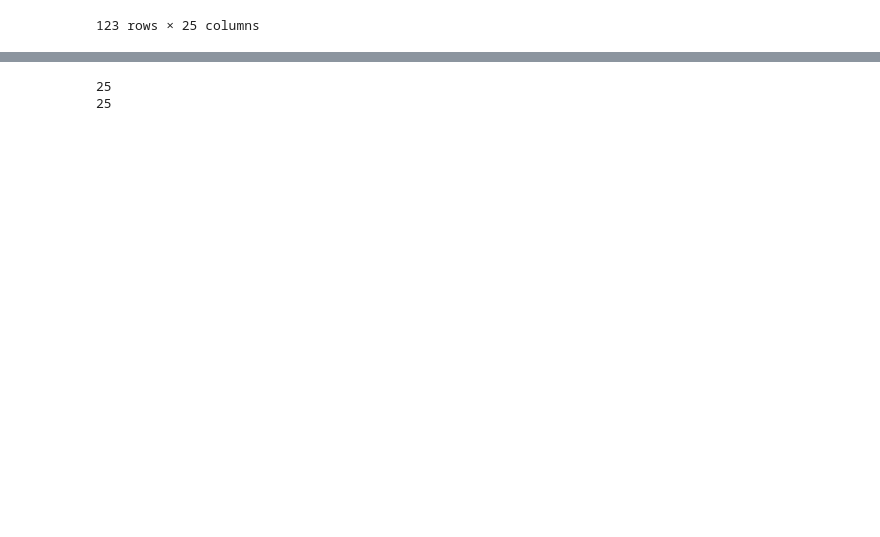
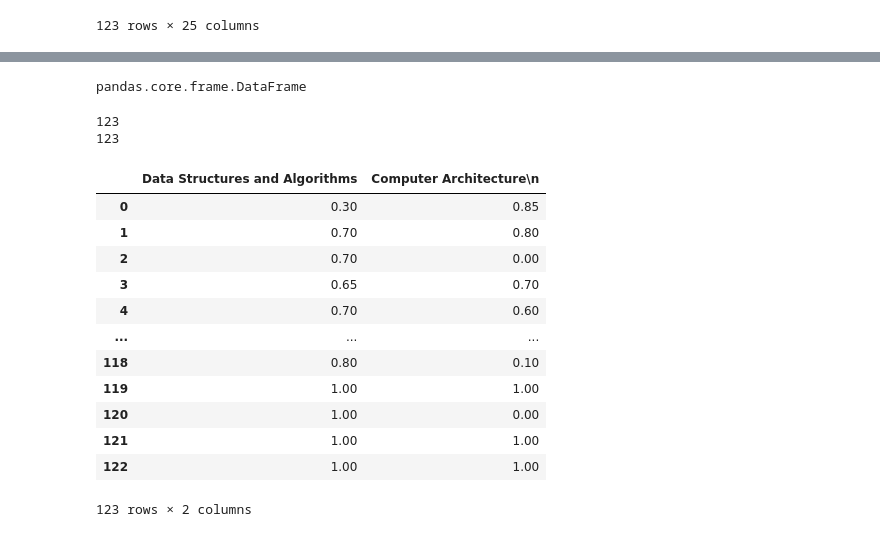
Before and after one commit to MnCSSJ4x/IIITB-Course-Recommendation-System, a Jupyter notebook: KMeans.ipynb, the cells around one changed output, grey strips where cells are left out. Drawn from its saved outputs; the diff is of its cells as text; code cells hidden in the pictures; blank space fills up the shorter version.

```diff
--- a/KMeans.ipynb
+++ b/KMeans.ipynb
@@ -147,8 +337,31 @@ df
+# %%
+type(df)
+# %% [output]
+pandas.core.frame.DataFrame
 # %%
-x=[X[0] for X in df]
-y=[X[1] for X in df]
+x=df[df.columns[0]]
+y=df[df.columns[1]]
 print(len(x))
 print(len(y))
 # %% [output]
-25
-25
+123
+123
+# %%
+# df=df.to_numpy()
+# np.shape(df[:,:2])
+df=df[[df.columns[0],df.columns[1]]]
+df
+# %% [output]
+|  | Data Structures and Algorithms | Computer Architecture\n |
+| 0 | 0.30 | 0.85 |
+| 1 | 0.70 | 0.80 |
+| 2 | 0.70 | 0.00 |
+| 3 | 0.65 | 0.70 |
+| 4 | 0.70 | 0.60 |
+| ... | ... | ... |
+| 118 | 0.80 | 0.10 |
+| 119 | 1.00 | 1.00 |
+| 120 | 1.00 | 0.00 |
+| 121 | 1.00 | 1.00 |
+| 122 | 1.00 | 1.00 |
+123 rows × 2 columns
```
Also changed, not shown: parts of 10 cells of this notebook.
